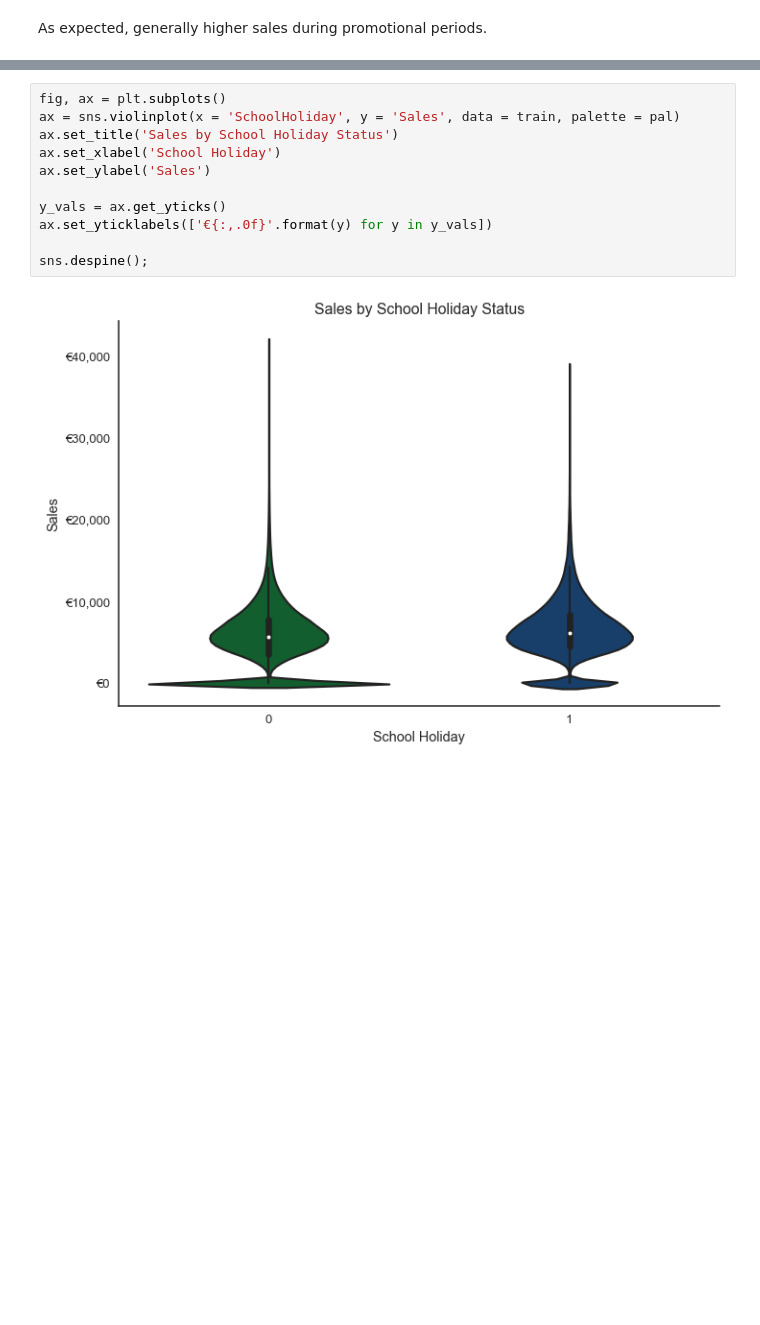
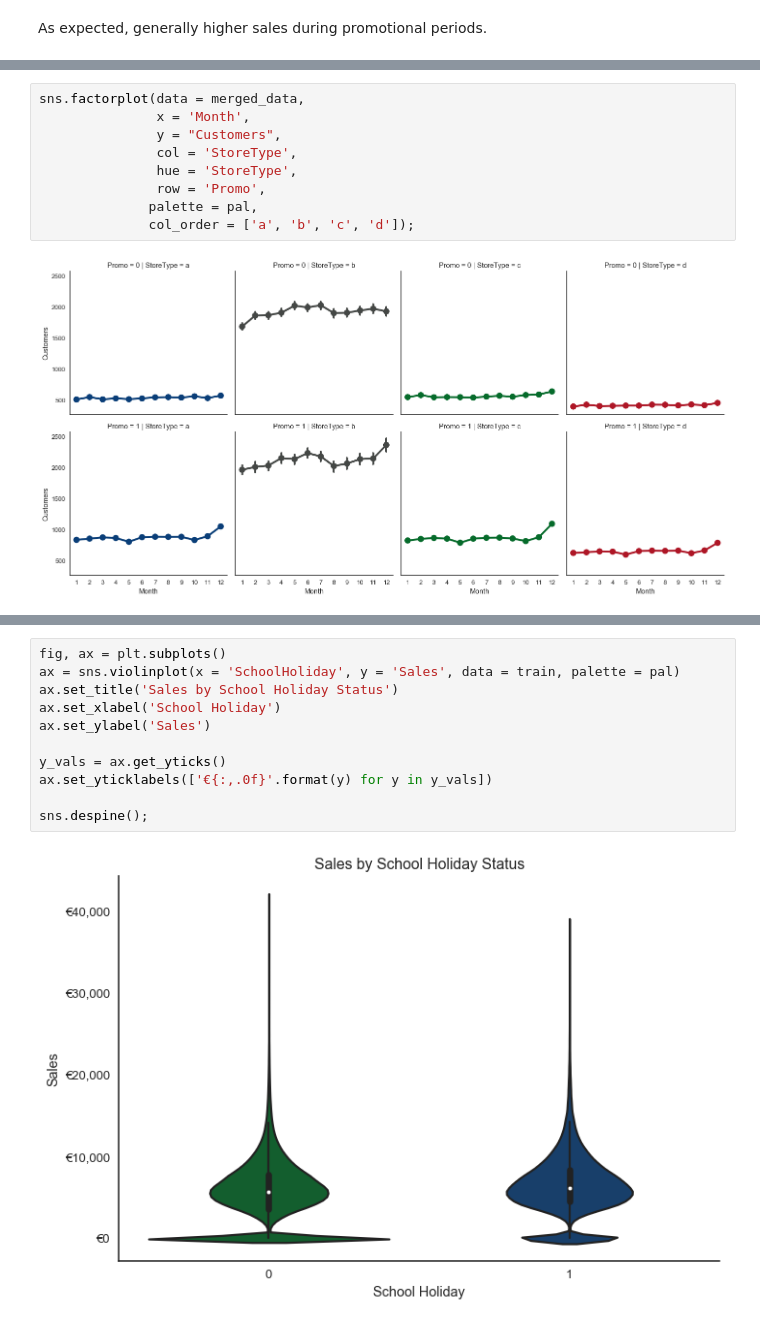
Before and after one commit to nurudeensulaimon/EDA, a Jupyter notebook: Exploratory Data Analysis.ipynb, the cells around one changed output, grey strips where cells are left out. Saved outputs shown, nothing was run; the diff lists cells and outputs as text; blank space fills up the shorter version.

```diff
--- a/Exploratory Data Analysis.ipynb
+++ b/Exploratory Data Analysis.ipynb
@@ -405,0 +466,11 @@ As expected, generally higher sales during promotional periods.
+# %%
+sns.factorplot(data = merged_data,
+               x = 'Month',
+               y = "Customers",
+               col = 'StoreType',
+               hue = 'StoreType',
+               row = 'Promo',
+              palette = pal,
+              col_order = ['a', 'b', 'c', 'd']);
+# %% [output]
+[figure, added]
```
Also changed, not shown: parts of 41 cells of this notebook.
